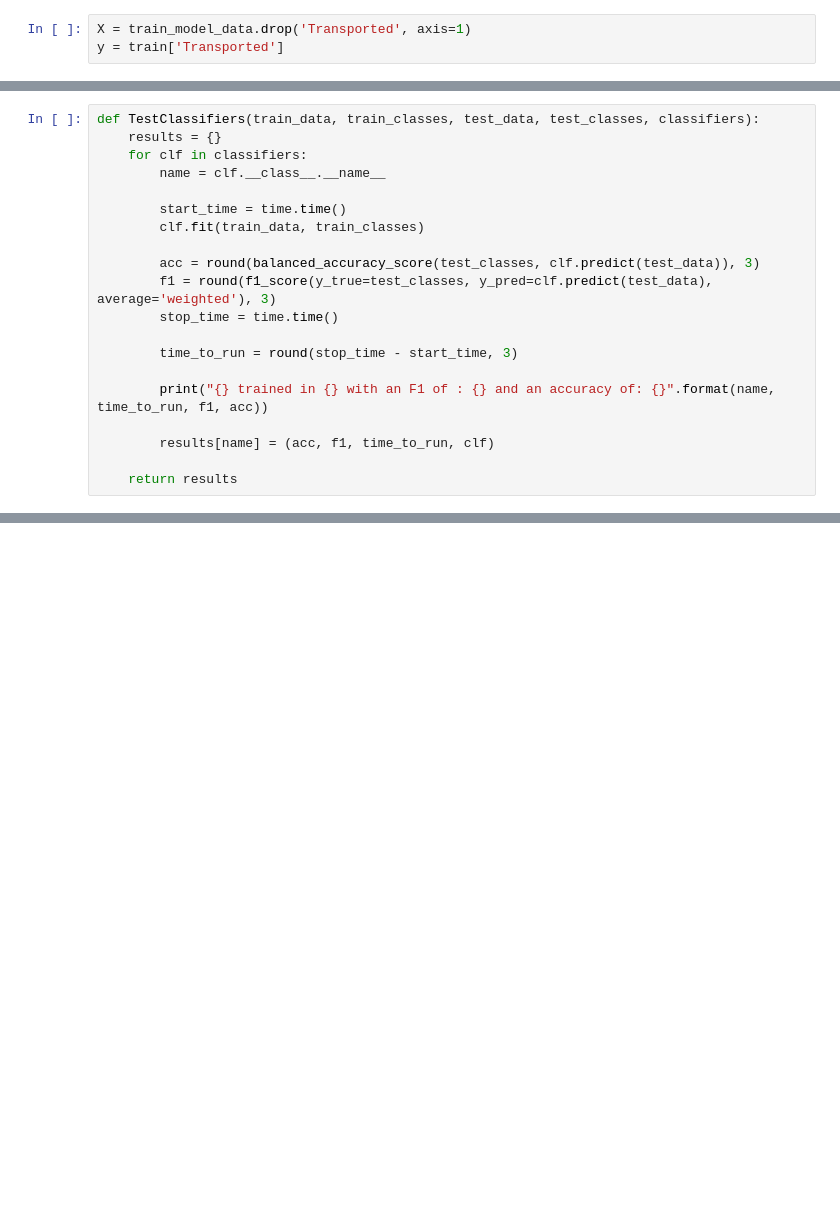
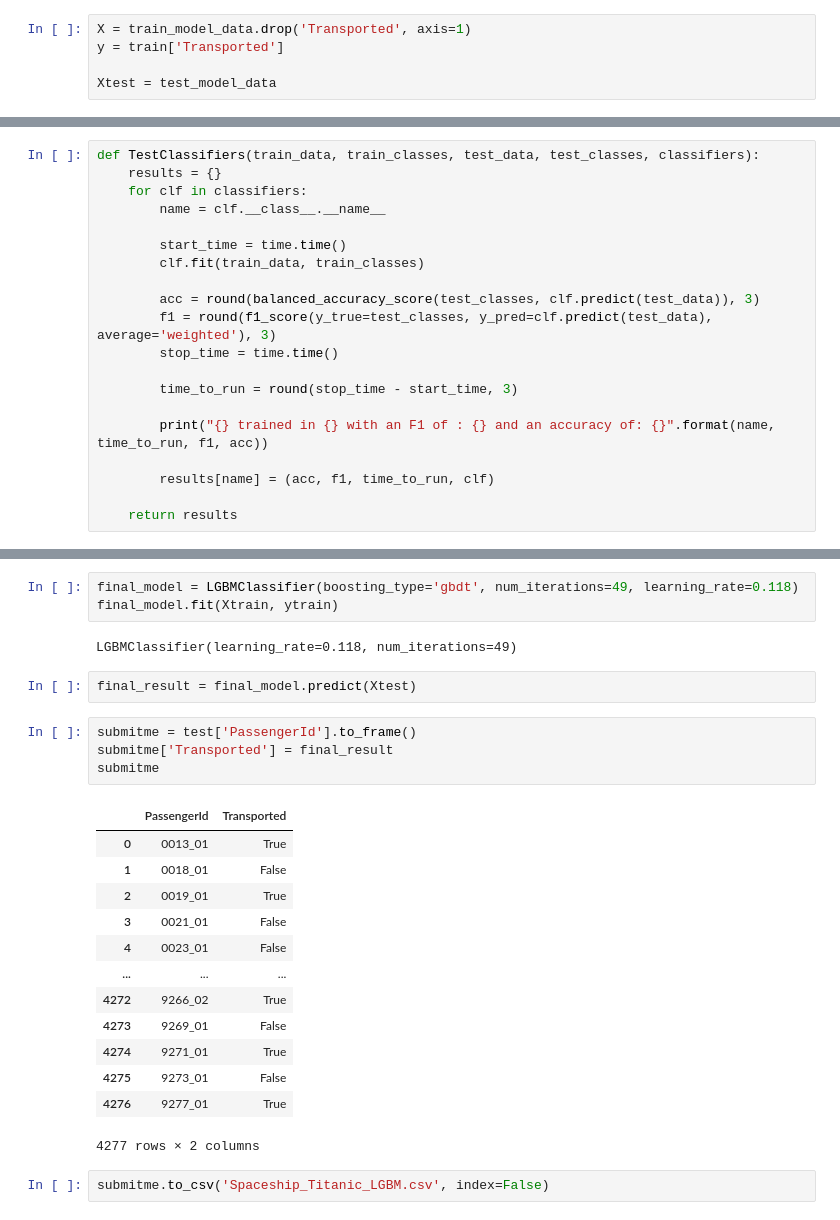
Before and after one commit to mattgpaul/Spaceship-Titanic, a Jupyter notebook: spaceship-titanic.ipynb, the cells around one changed output, grey strips where cells are left out. Drawn from its saved outputs; the diff is of its cells as text; blank space fills up the shorter version.

```diff
--- a/spaceship-titanic.ipynb
+++ b/spaceship-titanic.ipynb
@@ -605,6 +609,8 @@ test_model_data = pd.concat([test[num_cols], test_encoded], axis=1)
 # %%
 X = train_model_data.drop('Transported', axis=1)
 y = train['Transported']
+
+Xtest = test_model_data
 # %%
 y.value_counts(normalize=True)
 # %% [output]
@@ -651,0 +731,27 @@ GaussianNB trained in 0.01 with an F1 of : 0.727 and an accuracy of: 0.731
+# %%
+final_model = LGBMClassifier(boosting_type='gbdt', num_iterations=49, learning_rate=0.118)
+final_model.fit(Xtrain, ytrain)
+# %% [output]
+LGBMClassifier(learning_rate=0.118, num_iterations=49)
+# %%
+final_result = final_model.predict(Xtest)
+# %%
+submitme = test['PassengerId'].to_frame()
+submitme['Transported'] = final_result
+submitme
+# %% [output]
+|  | PassengerId | Transported |
+| 0 | 0013_01 | True |
+| 1 | 0018_01 | False |
+| 2 | 0019_01 | True |
+| 3 | 0021_01 | False |
+| 4 | 0023_01 | False |
+| ... | ... | ... |
+| 4272 | 9266_02 | True |
+| 4273 | 9269_01 | False |
+| 4274 | 9271_01 | True |
+| 4275 | 9273_01 | False |
+| 4276 | 9277_01 | True |
+4277 rows × 2 columns
+# %%
+submitme.to_csv('Spaceship_Titanic_LGBM.csv', index=False)
```
Also changed, not shown: parts of 12 cells of this notebook, 3 other files.
